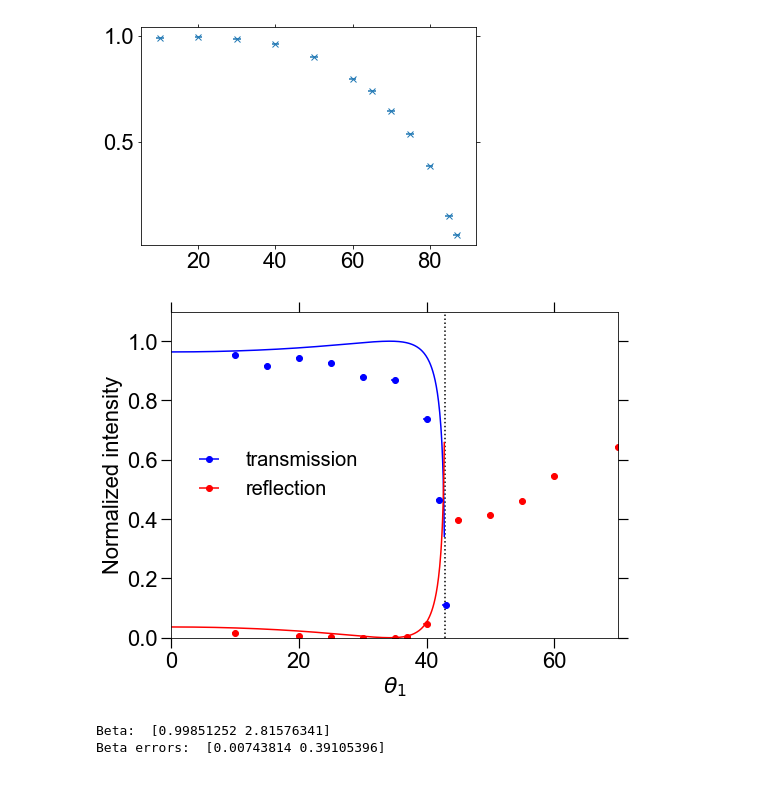
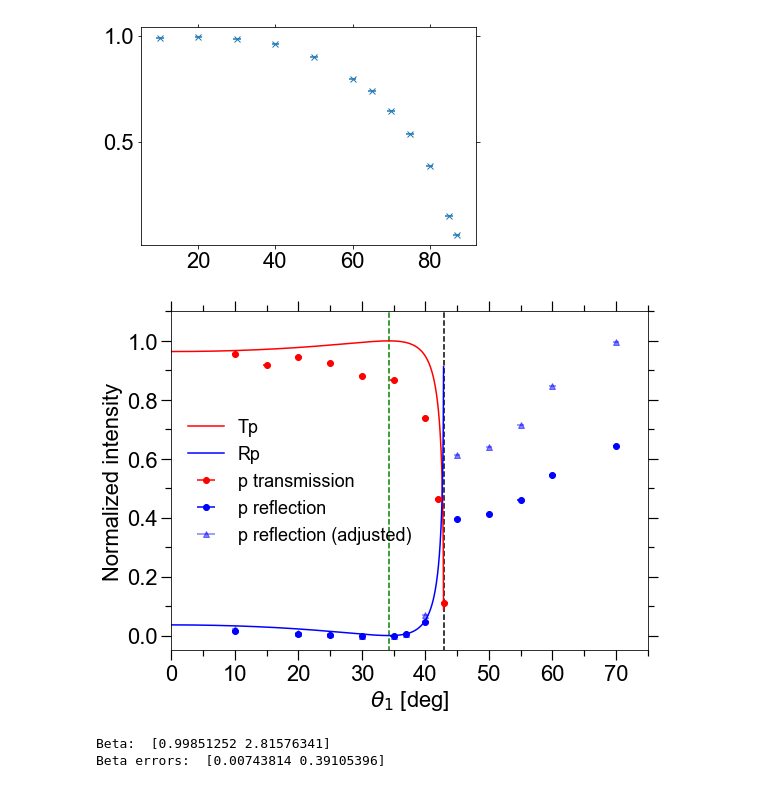
Before and after one commit to ttlindkvist/exphys2, a Jupyter notebook: plot.ipynb, the cells around one changed output. Saved outputs shown, nothing was run; the diff lists cells and outputs as text; code cells hidden in the pictures.

Commit message:
More plots

```diff
--- a/plot.ipynb
+++ b/plot.ipynb
@@ -11,7 +11,7 @@ plt.rc("axes", labelsize=22)   # skriftstørrelse af `xlabel` og `ylabel`
 plt.rc("xtick", labelsize=22, top=True, direction="out")
 plt.rc("ytick", labelsize=22, right=True, direction="out")
 plt.rc("axes", titlesize=22)
-plt.rc("legend", fontsize=20)
+plt.rc("legend", fontsize=18)
 # %%
 def getNormalized(filepath):
     data = np.loadtxt(filepath, skiprows=1)
@@ -61,48 +61,57 @@ n_air = 1
 n_glass = 1.47 # to be found
 
 t_c = np.arcsin(1/n_glass)*180/np.pi
-t_b = np.arctan(n_glass)
 
 fig, ax = plt.subplots(1, 1)
 fig.set_size_inches(8, 6)
 
 if direction == "a-g":
     n_1 = n_air
     n_2 = n_glass
     ax.set_xlim(0, 90)
+    if polarization == "p":
+        t_b = np.arctan(n_glass)*180/np.pi
+        ax.vlines(t_b, -1, 1.1, ls='--', color='g')
 else:
     n_1 = n_glass
     n_2 = n_air
-    ax.set_xlim(0, 70)
-    ax.vlines(t_c, 0, 1.1, ls=':')
+    ax.set_xlim(0, 75)
+    ax.vlines(t_c, -1, 1.1, ls='--')
+    if polarization == "p":
+        t_b = np.arctan(1./n_glass)*180/np.pi
+        ax.vlines(t_b, -1, 1.1, ls='--', color='g')
 
-theta_1s = np.linspace(0, np.pi/2, 1000)
+theta_1s = np.linspace(0, np.pi/2, 2000)
 theta_2s = np.arcsin(n_1*np.sin(theta_1s)/n_2)
 theo_T, theo_R = getTheo(theta_1s, theta_2s, polarization)
 
-ax.plot(theta_1s*180/np.pi, theo_T, 'b')
-ax.plot(theta_1s*180/np.pi, theo_R, 'r')
+ax.plot(theta_1s*180/np.pi, theo_T, 'r', label="T"+polarization)
+ax.plot(theta_1s*180/np.pi, theo_R, 'b', label="R"+polarization)
 
 trans = getNormalized("finalized_data/"+ direction +" "+ polarization + " trans.txt")
 refl = getNormalized("finalized_data/"+ direction +" "+ polarization + " refl.txt")
 
 # NB: theo_T[1] scaling to accomodate for the fact that I(0) is NOT the max - and a weird parameter to normalize with
-ax.errorbar(trans[0], trans[1]*theo_T[1], xerr=0.5, fmt='bo', label="transmission")
+ax.errorbar(trans[0], trans[1]*theo_T[1], xerr=0.5, fmt='ro', label=polarization +" transmission")
 # Perhaps do similar scaling for reflected light
-ax.errorbar(refl[0], refl[1], xerr=0.5, fmt='ro', label="reflection")
+ax.errorbar(refl[0], refl[1], xerr=0.5, fmt='bo', label=polarization+" reflection")
+ax.errorbar(refl[0], refl[1]*1.55, xerr=0.5, fmt='b^', alpha=0.5, label=polarization+" reflection (adjusted)")
 # plt.title("g-a s")
 
 
-ax.set_ylim(0, 1.1)
-ax.set_xlabel("$\\theta_1$")
+ax.set_ylim(-0.05, 1.1)
+ax.set_xlabel("$\\theta_1$ [deg]")
 ax.set_ylabel("Normalized intensity")
 ax.legend(frameon=False)
 plt.tick_params(which='major', axis='both', length=10, width=1.2)
 plt.tick_params(which='minor', axis='both', length=6, width=1.2)
-
-# plt.savefig("prelim_figs/"+direction +" "+ polarization + ".png", dpi=200)
+ax.yaxis.set_minor_locator(MultipleLocator(0.1))
+ax.xaxis.set_minor_locator(MultipleLocator(5))
+ax.xaxis.set_major_locator(MultipleLocator(10))
+plt.tight_layout()
+# plt.savefig("figs/"+direction +" "+ polarization + "_v3 (with adjusted refl).png", dpi=500)
 # %% [output]
-[figure, old version]
+[figure, new version]
 # %%
 #TODO: estimate error in theta_D and theta_1 -> propagate to sine v. sine plot
 #TODO: Collect all reflected angles and make fit
```
Also changed, not shown: 6 other files.
